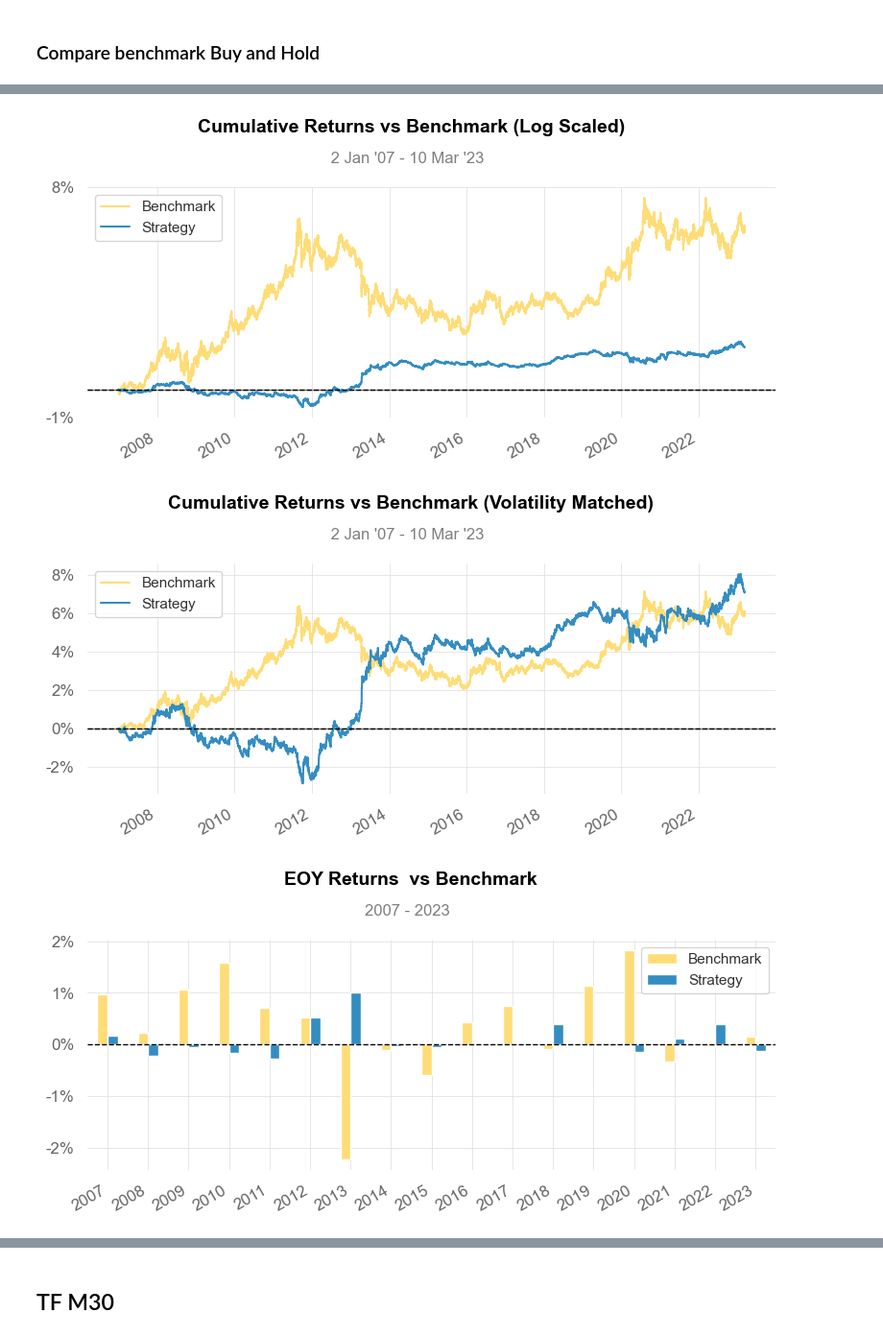
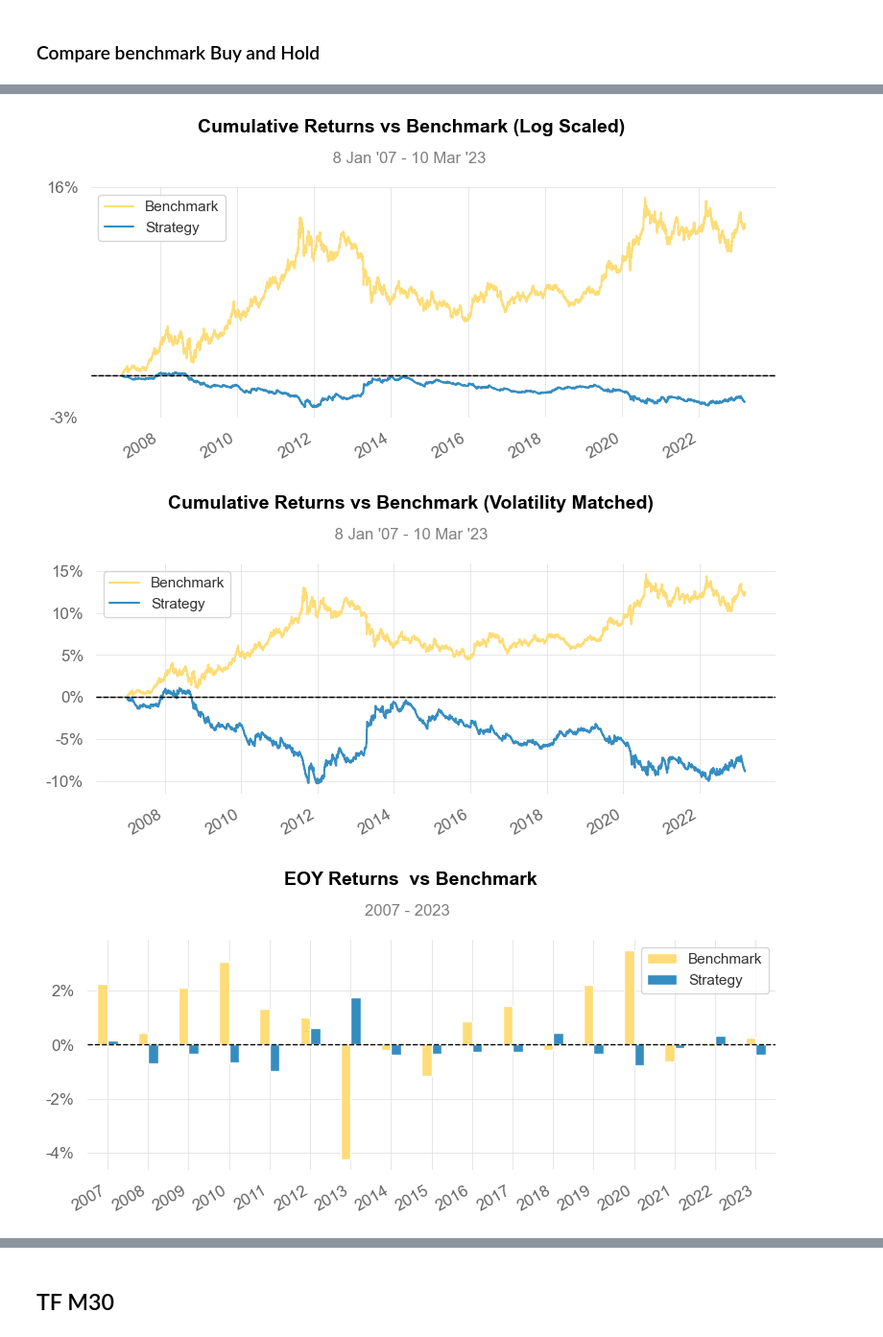
Before and after one commit to Kittipong91/XAUUSD_algorithmic_trading, a Jupyter notebook: Technical_Strategy/Strategy+7+-+London+breakout+-+Trailing+SL/Strategy 7 - London breakout - Traling SL - Reports.ipynb, the cells around one changed output, grey strips where cells are left out. Shown at 96% size. Cells and saved outputs as stored; diff of their text form; code cells hidden in the pictures.

```diff
--- a/Technical_Strategy/Strategy+7+-+London+breakout+-+Trailing+SL/Strategy 7 - London breakout - Traling SL - Reports.ipynb
+++ b/Technical_Strategy/Strategy+7+-+London+breakout+-+Trailing+SL/Strategy 7 - London breakout - Traling SL - Reports.ipynb
@@ -109,7 +111,8 @@ Strategy Visualization
 # %% [markdown]
 ### Compare benchmark Buy and Hold
 # %%
-qs.reports.full(result_H1['returns'], benchmark=benckmark_H1)
+qs.reports.full(result_H1['Equity'].resample('D').last().dropna().pct_change(
+), benchmark=benckmark_H1['Equity'].resample('D').last().dropna().pct_change())
 # %% [output]
 Performance Metrics
                            Benchmark    Strategy
@@ -142,3 +145,3 @@ Strategy Visualization
-[figure, old version]
+[figure, new version]
-[figure, old version]
+[figure, new version]
-[figure, old version]
+[figure, new version]
```
Also changed, not shown: parts of 12 cells of this notebook, 12 other files.
